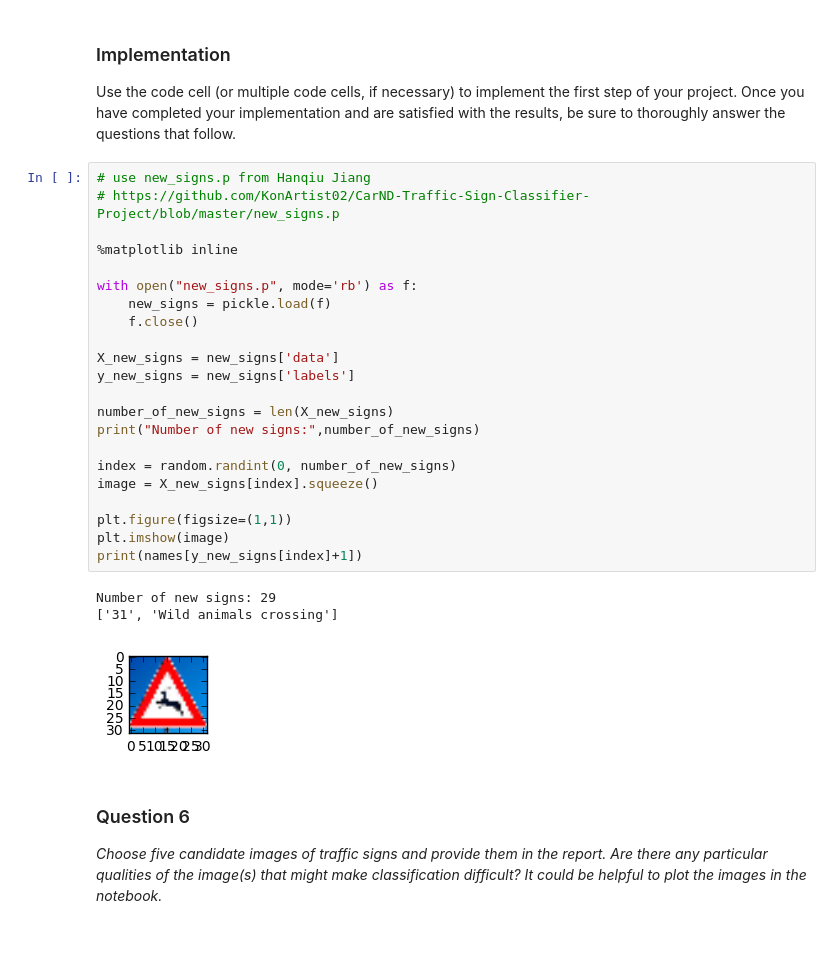
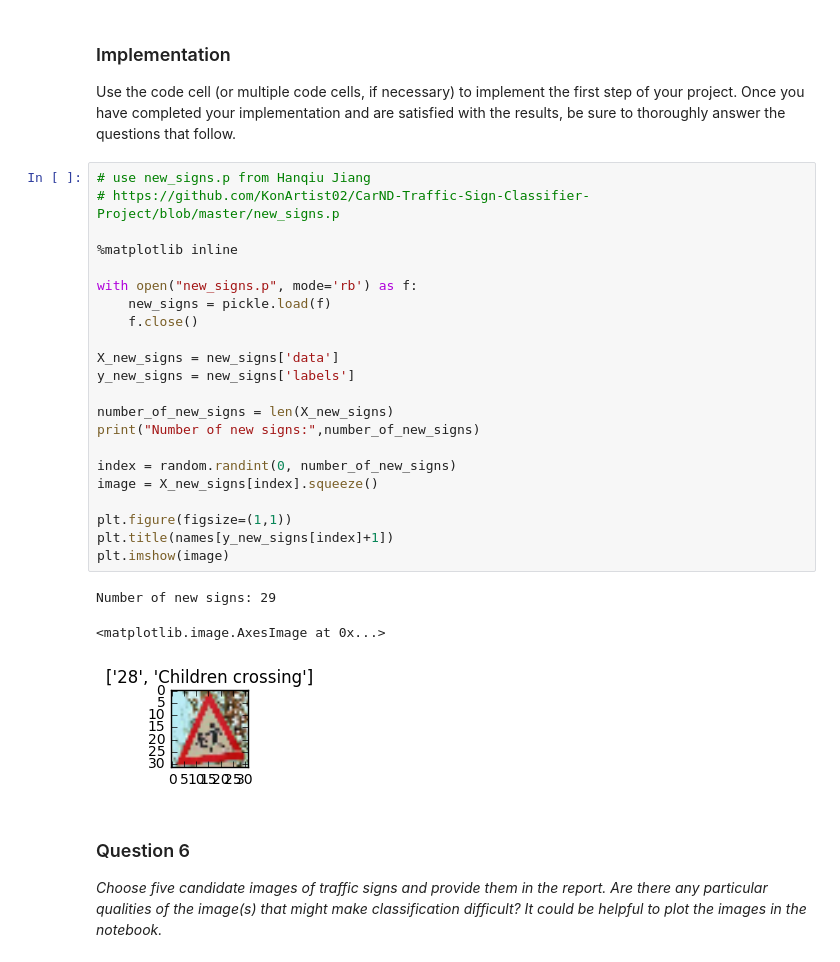
Before and after one commit to t-f-g/CarND, a Jupyter notebook: CarND-Traffic-Sign-Classifier-Project/Traffic_Sign_Classifier.ipynb, the cells around one changed output. Saved outputs shown, nothing was run; the diff lists cells and outputs as text.

```diff
--- a/CarND-Traffic-Sign-Classifier-Project/Traffic_Sign_Classifier.ipynb
+++ b/CarND-Traffic-Sign-Classifier-Project/Traffic_Sign_Classifier.ipynb
@@ -386,29 +387,29 @@ Use the code cell (or multiple code cells, if necessary) to implement the first
 # %%
 # use new_signs.p from Hanqiu Jiang
 # https://github.com/KonArtist02/CarND-Traffic-Sign-Classifier-Project/blob/master/new_signs.p
 
 %matplotlib inline
 
 with open("new_signs.p", mode='rb') as f:
     new_signs = pickle.load(f)
     f.close()
 
 X_new_signs = new_signs['data']
 y_new_signs = new_signs['labels']
 
 number_of_new_signs = len(X_new_signs)
 print("Number of new signs:",number_of_new_signs)
 
 index = random.randint(0, number_of_new_signs)
 image = X_new_signs[index].squeeze()
 
 plt.figure(figsize=(1,1))
+plt.title(names[y_new_signs[index]+1])
 plt.imshow(image)
-print(names[y_new_signs[index]+1])
 # %% [output]
 Number of new signs: 29
-['31', 'Wild animals crossing']
+<matplotlib.image.AxesImage at 0x...>
-[figure, old version]
+[figure, new version]
 # %% [markdown]
 ### Question 6
 
```
Also changed, not shown: parts of 1 cell of this notebook, 1 other file.
